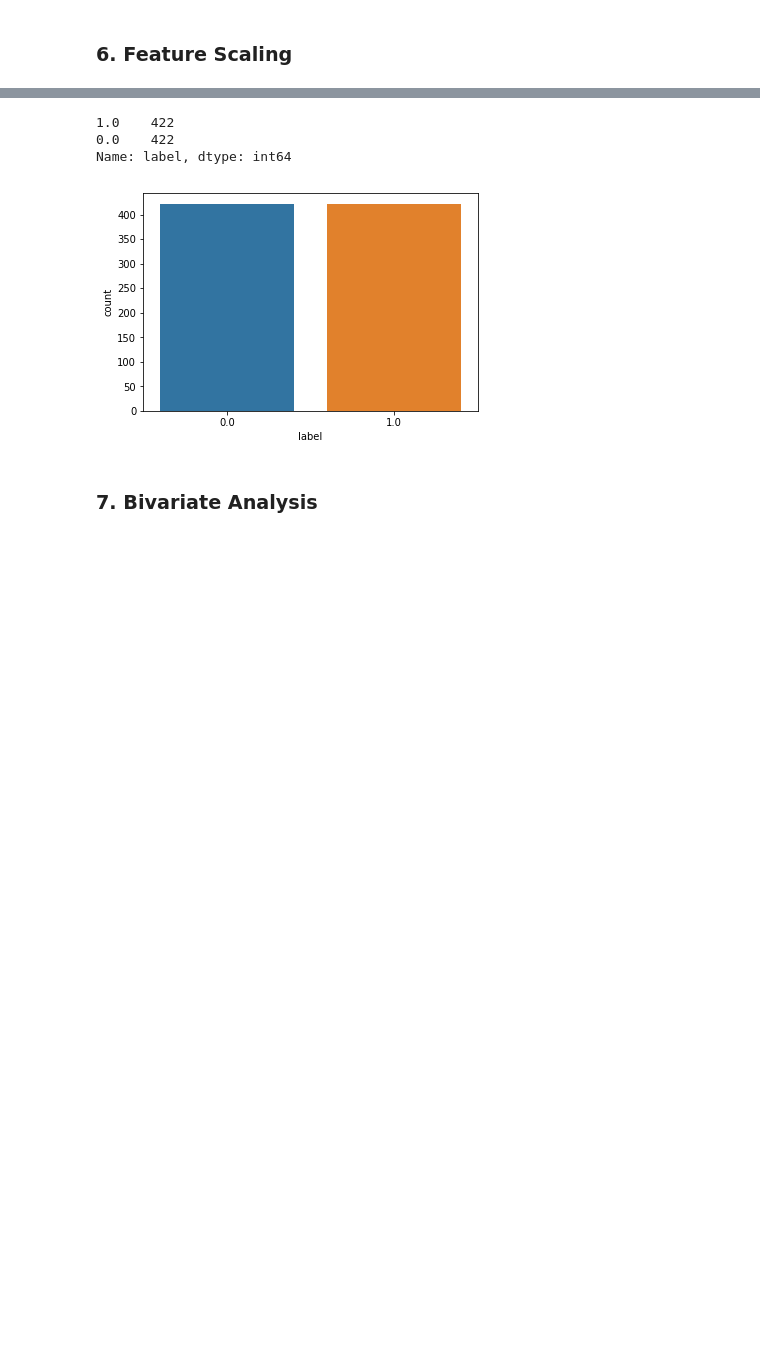
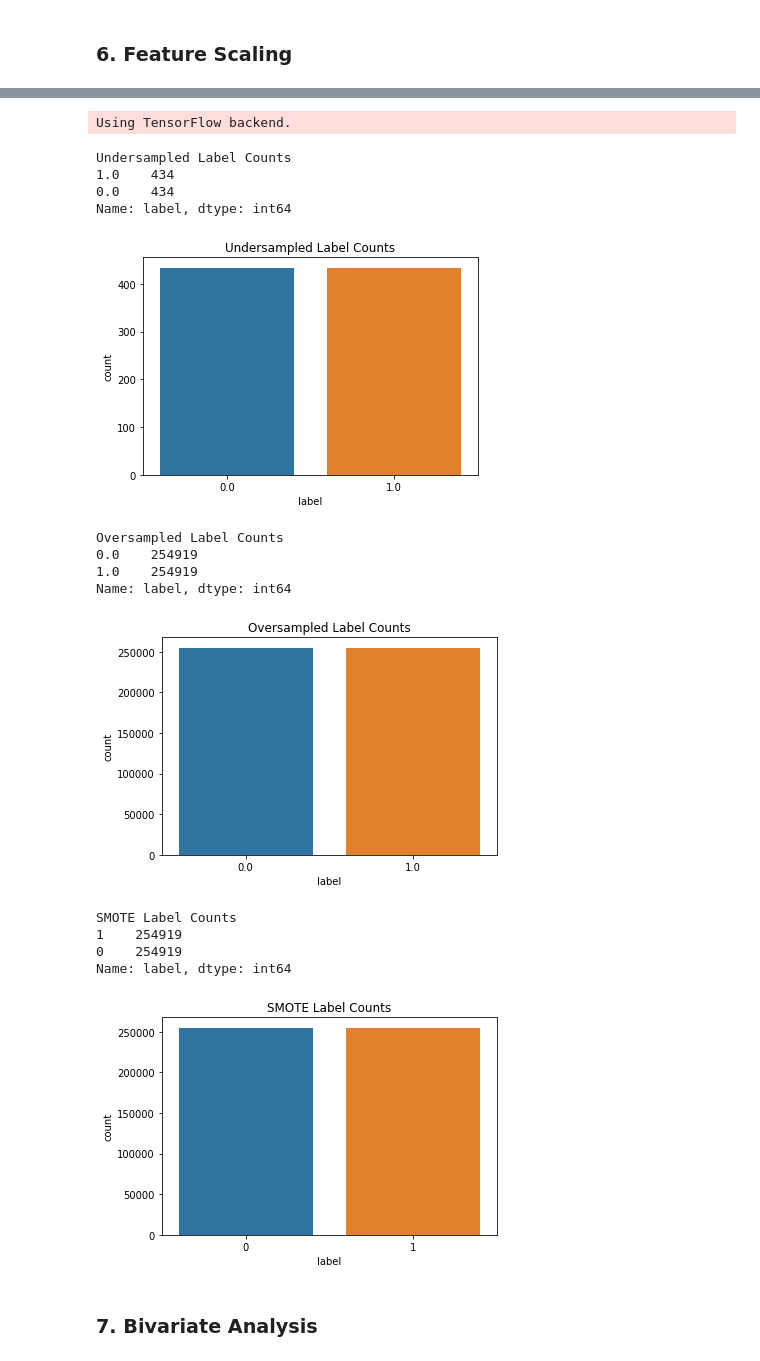
Before and after one commit to tobyzl2/Credit-Card-Fraud-Classification, a Jupyter notebook: credit_card_fraud_classification.ipynb, the cells around one changed output, grey strips where cells are left out. Saved outputs shown, nothing was run; the diff lists cells and outputs as text; code cells hidden in the pictures; blank space fills up the shorter version.

Commit message:
Added SMOTE resampling and completed EDA

```diff
--- a/credit_card_fraud_classification.ipynb
+++ b/credit_card_fraud_classification.ipynb
@@ -176,5 +176,6 @@ plt.show()
 # %%
 from sklearn.utils import resample
+from imblearn.over_sampling import SMOTE
 
 # Concatenate features and labels for train set
 train_dataset = pd.concat([train_features, train_labels], axis = 1)
@@ -200,3 +201,17 @@ def oversample(not_fraud_dataset, fraud_dataset):
     train_dataset_oversampled = pd.concat([fraud_oversampled, not_fraud_dataset])
 
     return train_dataset_oversampled
+
+def smote(train_features, train_labels):
+    # Apply smote
+    sm = SMOTE()
+    train_features_smote, train_labels_smote = sm.fit_sample(train_features, train_labels)
+
+    # Concatenate features and labels
+    train_features_smote_df = pd.DataFrame(train_features_smote, columns = train_features.columns)
+    train_lables_smote_df = pd.DataFrame(train_labels_smote, columns = train_labels.columns)
+    train_dataset_smote = pd.concat([train_features_smote_df, train_lables_smote_df], axis = 1)
+
+    return train_dataset_smote
+# %% [output]
+Using TensorFlow backend.
@@ -207,13 +218,46 @@ train_labels_resampled = train_dataset["label"]
+# %%
+# Undersampled dataset
+train_dataset_undersampled = undersample(not_fraud_dataset, fraud_dataset)
+train_features_undersampled = train_dataset_undersampled.drop("label", axis = 1)
+train_labels_undersampled = train_dataset_undersampled["label"]
+
+# Oversampled dataset
+train_dataset_oversampled = oversample(not_fraud_dataset, fraud_dataset)
+train_features_oversampled = train_dataset_oversampled.drop("label", axis = 1)
+train_labels_oversampled = train_dataset_oversampled["label"]
+
+# Smote dataset
+train_dataset_smote = smote(train_features, train_labels)
+train_features_smote = train_dataset_smote.drop("label", axis = 1)
+train_labels_smote = train_dataset_smote["label"]
+
+# Dictionaries
+train_datasets_dict = {"Undersampled": train_dataset_undersampled, "Oversampled": train_dataset_oversampled, "SMOTE": train_dataset_smote}
+train_features_dict = {"Undersampled": train_features_undersampled, "Oversampled": train_features_oversampled, "SMOTE": train_features_smote}
+train_labels_dict = {"Undersampled": train_labels_undersampled, "Oversampled": train_labels_oversampled, "SMOTE": train_labels_smote}
 # %%
-# Resampled label counts
-print(train_dataset_resampled.label.value_counts())
-sns.countplot(train_dataset_resampled.label)
-plt.show()
+# Print label counts
+for name, dataset in train_datasets_dict.items():
+    print("{} Label Counts".format(name))
+    print(dataset.label.value_counts())
+    sns.countplot(dataset.label).set_title("{} Label Counts".format(name))
+    plt.show()
 # %% [output]
-1.0    422
-0.0    422
+Undersampled Label Counts
+1.0    434
+0.0    434
 Name: label, dtype: int64
-[figure, old version]
+[figure, new version]
+Oversampled Label Counts
+0.0    254919
+1.0    254919
+Name: label, dtype: int64
+[figure, added]
+SMOTE Label Counts
+1    254919
+0    254919
+Name: label, dtype: int64
+[figure, added]
 # %% [markdown]
 ### 7. Bivariate Analysis
 # %%
```
Also changed, not shown: parts of 7 cells of this notebook.
